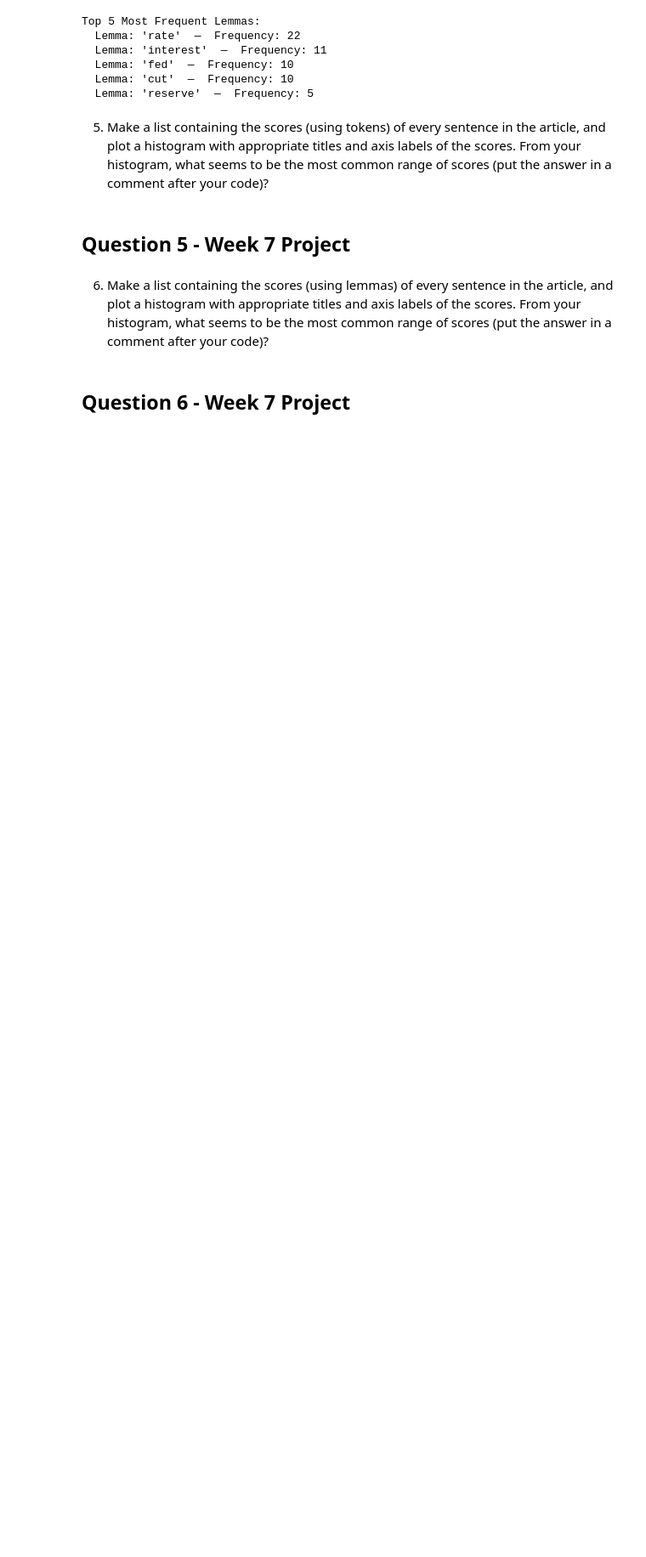
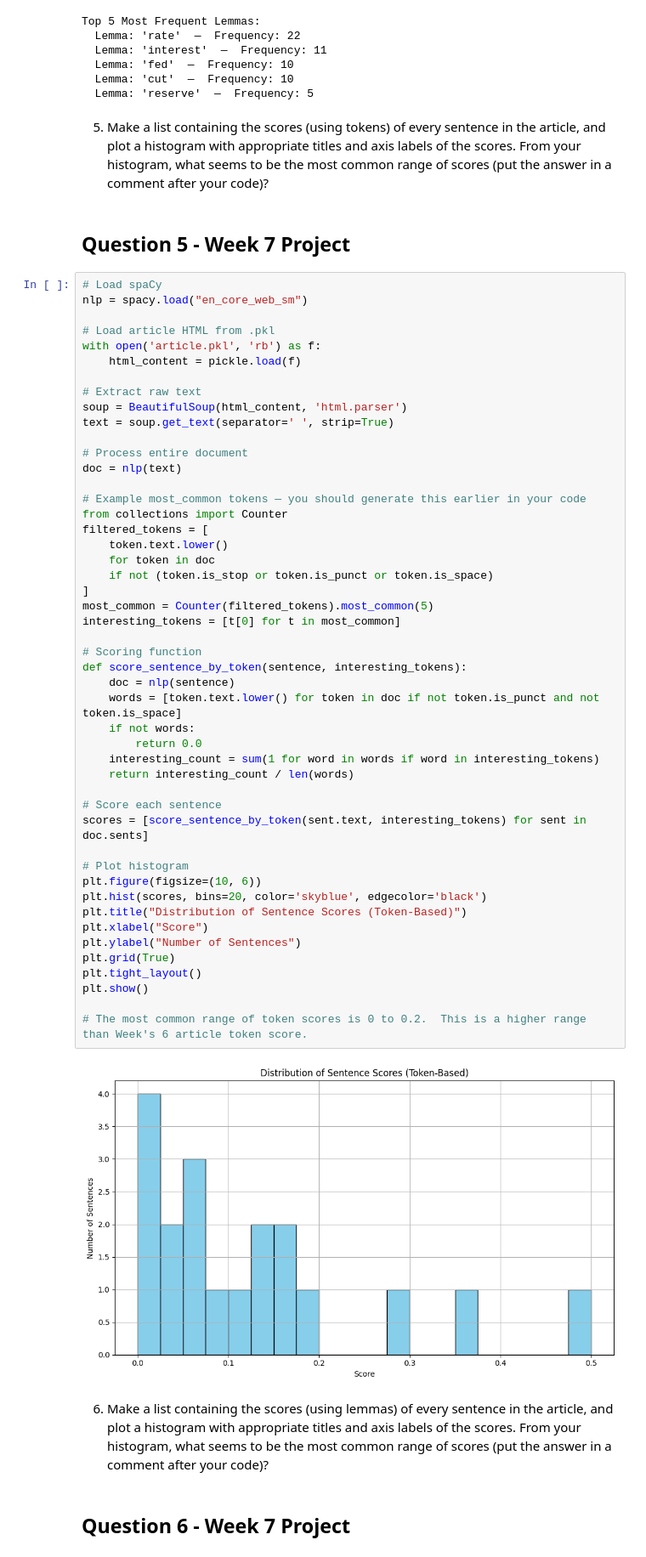
Before and after one commit to hrawp/dm_nlp_week7, a Jupyter notebook: article-summarizer.ipynb, the cells around one changed output. Shown at 85% size. Saved outputs shown, nothing was run; the diff lists cells and outputs as text; blank space fills up the shorter version.

Commit message:
Week 7 Question 5, 6, and 7

```diff
--- a/article-summarizer.ipynb
+++ b/article-summarizer.ipynb
@@ -186,6 +186,56 @@ Top 5 Most Frequent Lemmas:
 5. Make a list containing the scores (using tokens) of every sentence in the article, and plot a histogram with appropriate titles and axis labels of the scores. From your histogram, what seems to be the most common range of scores (put the answer in a comment after your code)?
 # %% [markdown]
 ## Question 5 - Week 7 Project
+# %%
+# Load spaCy
+nlp = spacy.load("en_core_web_sm")
+
+# Load article HTML from .pkl
+with open('article.pkl', 'rb') as f:
+    html_content = pickle.load(f)
+
+# Extract raw text
+soup = BeautifulSoup(html_content, 'html.parser')
+text = soup.get_text(separator=' ', strip=True)
+
+# Process entire document
+doc = nlp(text)
+
+# Example most_common tokens — you should generate this earlier in your code
+from collections import Counter
+filtered_tokens = [
+    token.text.lower()
+    for token in doc
+    if not (token.is_stop or token.is_punct or token.is_space)
+]
+most_common = Counter(filtered_tokens).most_common(5)
+interesting_tokens = [t[0] for t in most_common]
+
+# Scoring function
+def score_sentence_by_token(sentence, interesting_tokens):
+    doc = nlp(sentence)
+    words = [token.text.lower() for token in doc if not token.is_punct and not token.is_space]
+    if not words:
+        return 0.0
+    interesting_count = sum(1 for word in words if word in interesting_tokens)
+    return interesting_count / len(words)
+
+# Score each sentence
+scores = [score_sentence_by_token(sent.text, interesting_tokens) for sent in doc.sents]
+
+# Plot histogram
+plt.figure(figsize=(10, 6))
+plt.hist(scores, bins=20, color='skyblue', edgecolor='black')
+plt.title("Distribution of Sentence Scores (Token-Based)")
+plt.xlabel("Score")
+plt.ylabel("Number of Sentences")
+plt.grid(True)
+plt.tight_layout()
+plt.show()
+
+# The most common range of token scores is 0 to 0.2.  This is a higher range than Week's 6 article token score.
+# %% [output]
+[figure, added]
 # %% [markdown]
 6. Make a list containing the scores (using lemmas) of every sentence in the article, and plot a histogram with appropriate titles and axis labels of the scores.  From your histogram, what seems to be the most common range of scores (put the answer in a comment after your code)?
 # %% [markdown]
```
Also changed, not shown: parts of 2 cells of this notebook.
